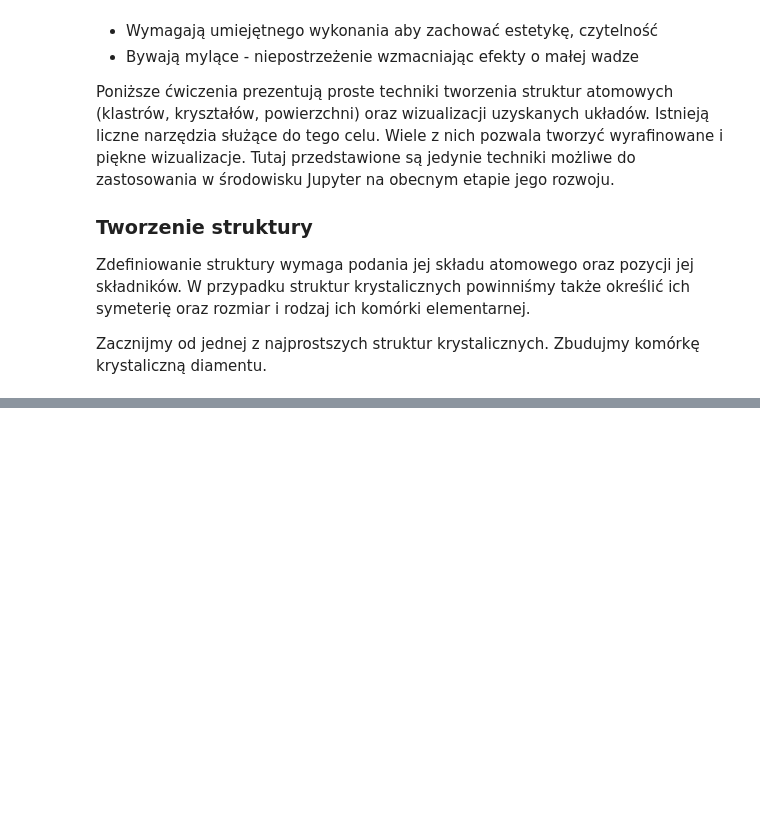
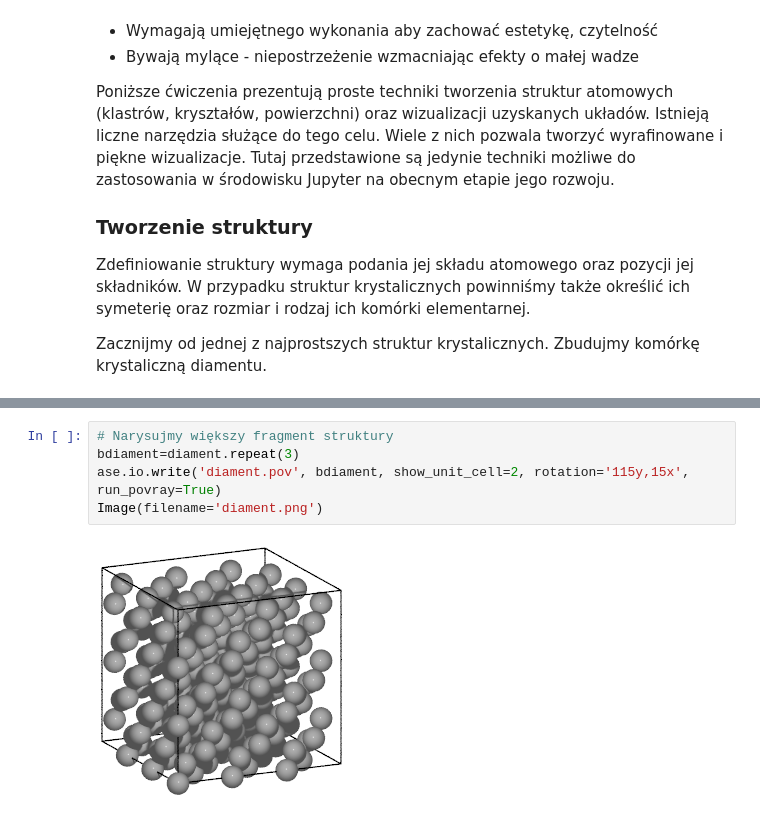
Before and after one commit to jochym/abinitio-workshop, a Jupyter notebook: notebooks/Wizualizacja.ipynb, the cells around one changed output, grey strips where cells are left out. Drawn from its saved outputs; the diff is of its cells as text; blank space fills up the shorter version.

```diff
--- a/notebooks/Wizualizacja.ipynb
+++ b/notebooks/Wizualizacja.ipynb
@@ -30,0 +54,7 @@ Zacznijmy od jednej z najprostszych struktur krystalicznych. Zbudujmy komórkę
+# %%
+# Narysujmy większy fragment struktury
+bdiament=diament.repeat(3)
+ase.io.write('diament.pov', bdiament, show_unit_cell=2, rotation='115y,15x', run_povray=True)
+Image(filename='diament.png')
+# %% [output]
+[figure, added]
```
Also changed, not shown: parts of 6 cells of this notebook, 2 other files.
